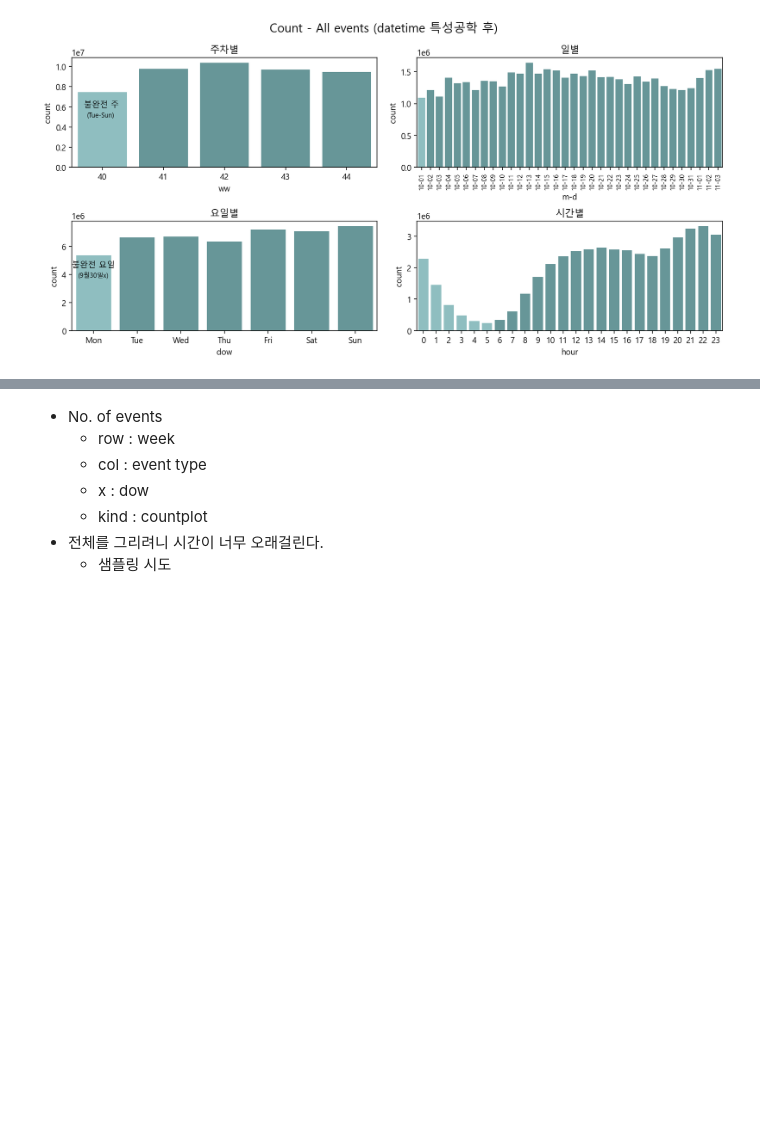
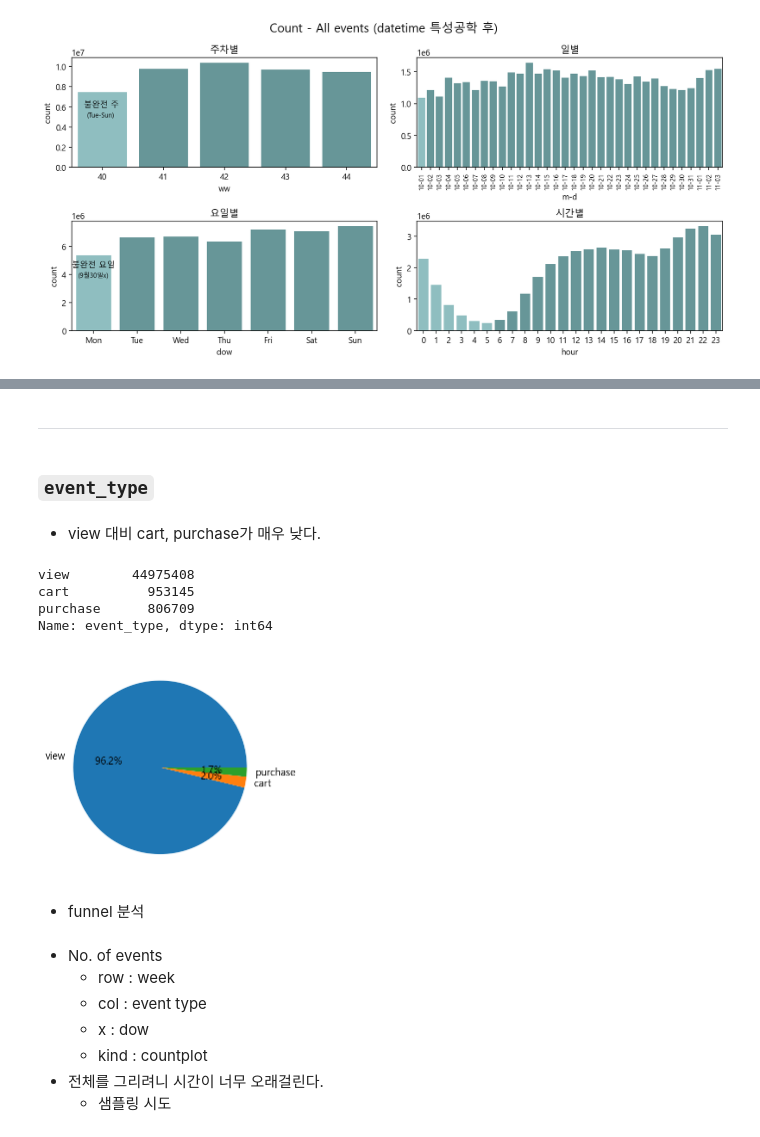
Before and after one commit to jayblue27/portfolio, a Jupyter notebook: kaggle_ecommerce/note_rebuild.ipynb, the cells around one changed output, grey strips where cells are left out. Saved outputs shown, nothing was run; the diff lists cells and outputs as text; code cells hidden in the pictures; blank space fills up the shorter version.

```diff
--- a/kaggle_ecommerce/note_rebuild.ipynb
+++ b/kaggle_ecommerce/note_rebuild.ipynb
@@ -643,3 +709,24 @@ plt.show()
+# %% [markdown]
+---
+# %% [markdown]
+### `event_type`
+# %% [markdown]
+- view 대비 cart, purchase가 매우 낮다.
+# %%
+grouped = df_19_oct['event_type'].value_counts()
+grouped
+# %% [output]
+view        44975408
+cart          953145
+purchase      806709
+Name: event_type, dtype: int64
+# %%
+plt.pie(grouped.values, labels=grouped.index, autopct='%.1f%%')
+plt.show()
+# %% [output]
+[figure, added]
+# %% [markdown]
+- funnel 분석
 # %% [markdown]
 - No. of events
     - row : week
```
Also changed, not shown: parts of 30 cells of this notebook.
